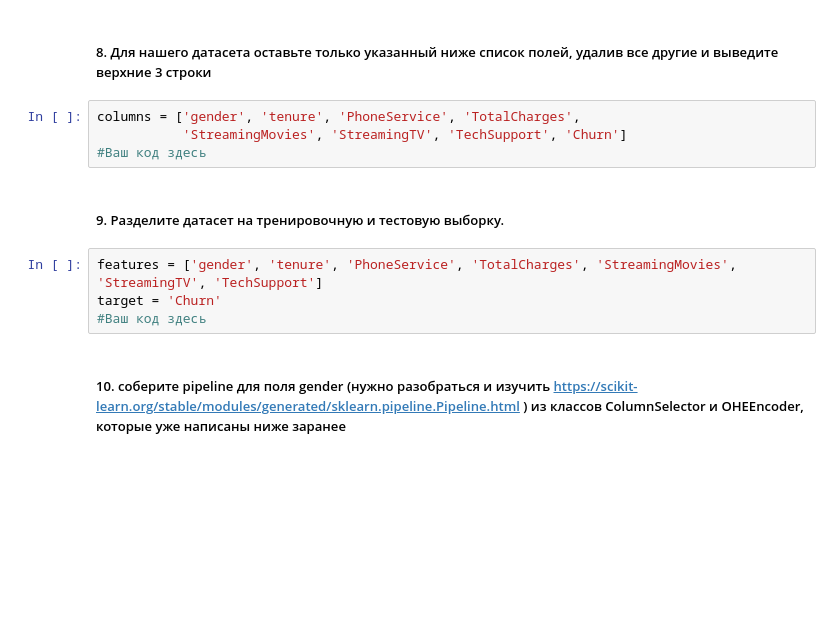
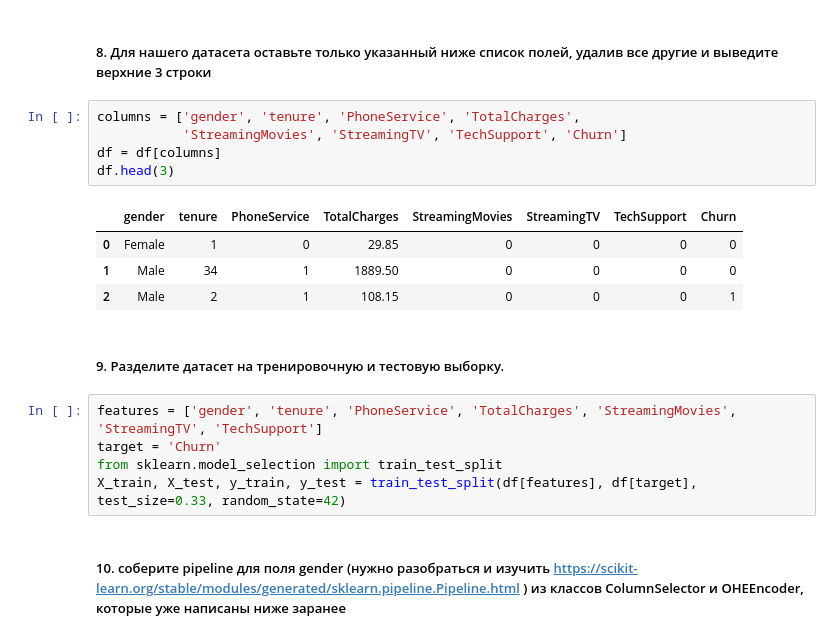
Before and after one commit to NickHlzv/BusinessML, a Jupyter notebook: HW1.ipynb, the cells around one changed output. Cells and saved outputs as stored; diff of their text form; blank space fills up the shorter version.

```diff
--- a/HW1.ipynb
+++ b/HW1.ipynb
@@ -90,13 +152,20 @@ df.head(3)
 # %%
 columns = ['gender', 'tenure', 'PhoneService', 'TotalCharges',
            'StreamingMovies', 'StreamingTV', 'TechSupport', 'Churn']
-#Ваш код здесь
+df = df[columns]
+df.head(3)
+# %% [output]
+|  | gender | tenure | PhoneService | TotalCharges | StreamingMovies | StreamingTV | TechSupport | Churn |
+| 0 | Female | 1 | 0 | 29.85 | 0 | 0 | 0 | 0 |
+| 1 | Male | 34 | 1 | 1889.50 | 0 | 0 | 0 | 0 |
+| 2 | Male | 2 | 1 | 108.15 | 0 | 0 | 0 | 1 |
 # %% [markdown]
 ##### 9. Разделите датасет на тренировочную и тестовую выборку.
 # %%
 features = ['gender', 'tenure', 'PhoneService', 'TotalCharges', 'StreamingMovies', 'StreamingTV', 'TechSupport']
 target = 'Churn'
-#Ваш код здесь
+from sklearn.model_selection import train_test_split
+X_train, X_test, y_train, y_test = train_test_split(df[features], df[target], test_size=0.33, random_state=42)
 # %% [markdown]
 ##### 10. соберите pipeline для поля gender (нужно разобраться и изучить https://scikit-learn.org/stable/modules/generated/sklearn.pipeline.Pipeline.html ) из классов ColumnSelector и OHEEncoder, которые уже написаны ниже заранее
 # %%
```
Also changed, not shown: parts of 18 cells of this notebook.
